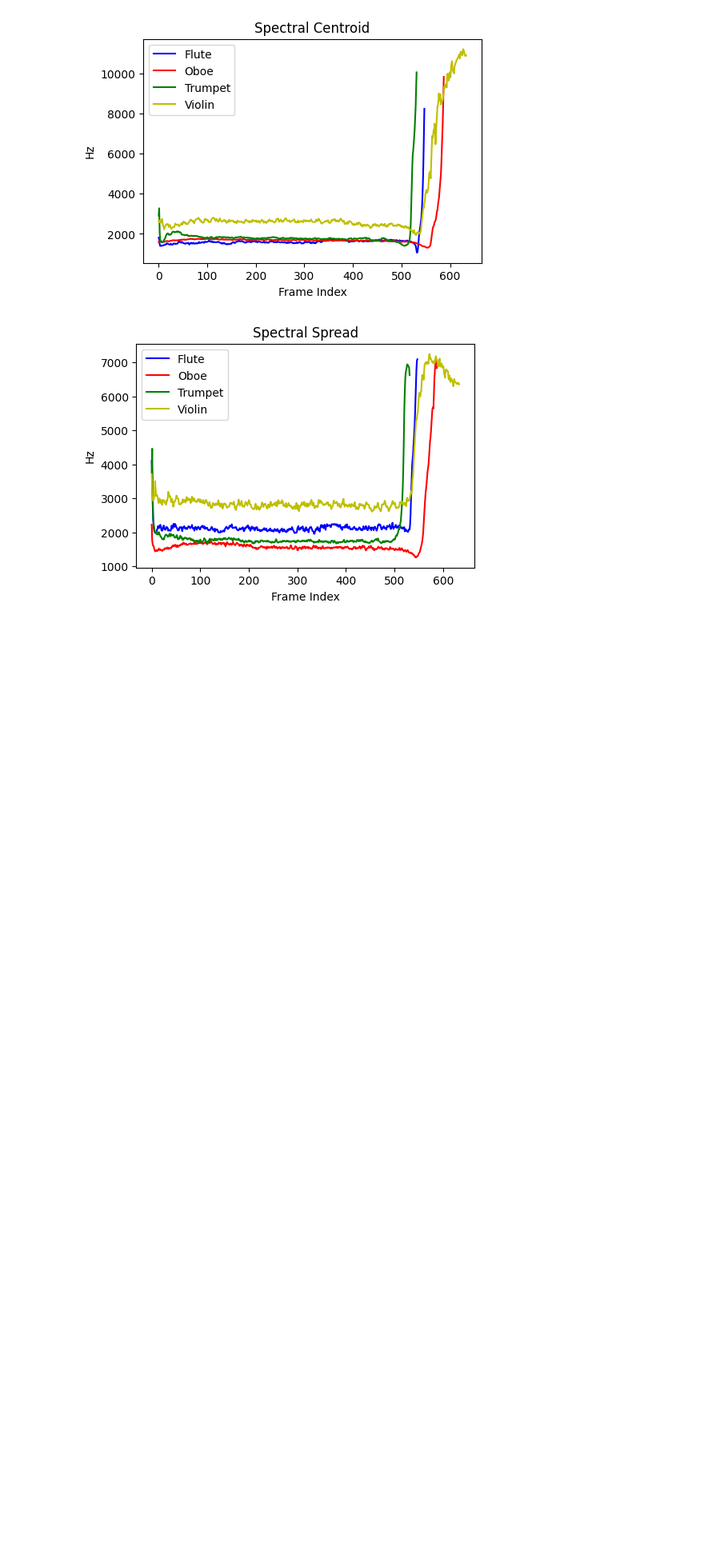
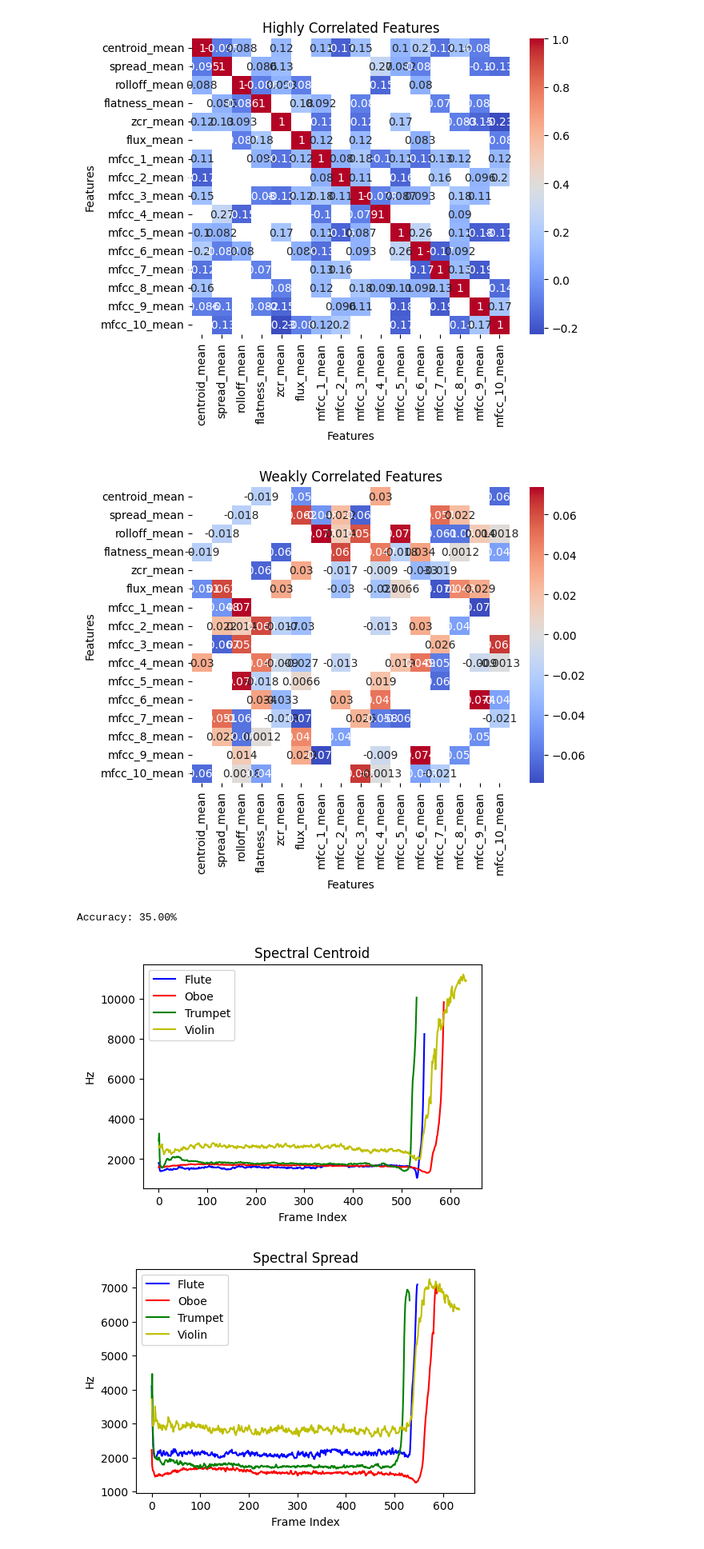
Before and after one commit to Jamesprocode/Audio-Content-Analysis, a Jupyter notebook: feature_visualization_activity.ipynb, the cells around one changed output. Shown at 80% size. Saved outputs shown, nothing was run; the diff lists cells and outputs as text; code cells hidden in the pictures; blank space fills up the shorter version.

```diff
--- a/feature_visualization_activity.ipynb
+++ b/feature_visualization_activity.ipynb
@@ -59,0 +92,3 @@ df
+# %%
+def z_score_normalization(x):
+    return (x - np.mean(x)) / np.std(x)
@@ -59,0 +187,6 @@ df
+# %%
+#Compute a correlation matrix accross the calculated features (i.e., each column of features is compared to every other column of features). Report the matrix.
+#creating a new dataframe with only the features
+feature_df = df.drop(columns=['filename', 'label'])
+correlation_matrix = feature_df.corr()
+correlation_matrix
@@ -60,3 +211,54 @@ df
+# %%
+
+#Make one plot (with a title and axes properly labeled to show what is being plotted) of two highly correlated features
+
+
+#define and compute meaningful high and low correlation thresholds by computing zscore normalization of the correlation values
+# zscore_corr = zscore(correlation_matrix, axis=None)
+thresholds = 0.075  # Example threshold for high correlation
+
+
+# Highly correlated features
+high_corr = correlation_matrix[np.abs(correlation_matrix) > thresholds]
+sns.heatmap(high_corr, annot=True, cmap='coolwarm')
+plt.title('Highly Correlated Features')
+plt.xlabel('Features')
+plt.ylabel('Features')
+plt.show()
+
+# and another plot of two weakly correlated (or at least less correlated) features.
+low_corr = correlation_matrix[np.abs(correlation_matrix) < thresholds]
+sns.heatmap(low_corr, annot=True, cmap='coolwarm')
+plt.title('Weakly Correlated Features')
+plt.xlabel('Features')
+plt.ylabel('Features')
+plt.show()
+# %% [output]
+[figure, added]
+[figure, added]
+# %%
+#knn classifier
+#initualize the model
+knn = KNeighborsClassifier(n_neighbors=5)
+#load the data
+X_train = df.drop(columns=['filename', 'label']).to_numpy()
+y_train = df['label'].to_numpy()
+
+#split the data into training and testing sets#train the model
+knn.fit(X_train, y_train)
+
+#load test data
+X_test = df_test.drop(columns=['filename', 'label']).to_numpy()
+y_test = df_test['label'].to_numpy()
+
+#make predictions
+y_pred = knn.predict(X_test)
+#evaluate the model
+accuracy = accuracy_score(y_test, y_pred)
+print(f'Accuracy: {accuracy*100:.2f}%')
+#save the model
+# %% [output]
+Accuracy: 35.00%
 # %%
 #import audio files
 Flute_file = '/Users/jameswang/workspace/Audio Content Analysis/audios/FourInstrumentFiles_export/Fl-F4-mf.wav'
```
Also changed, not shown: parts of 5 cells of this notebook.
